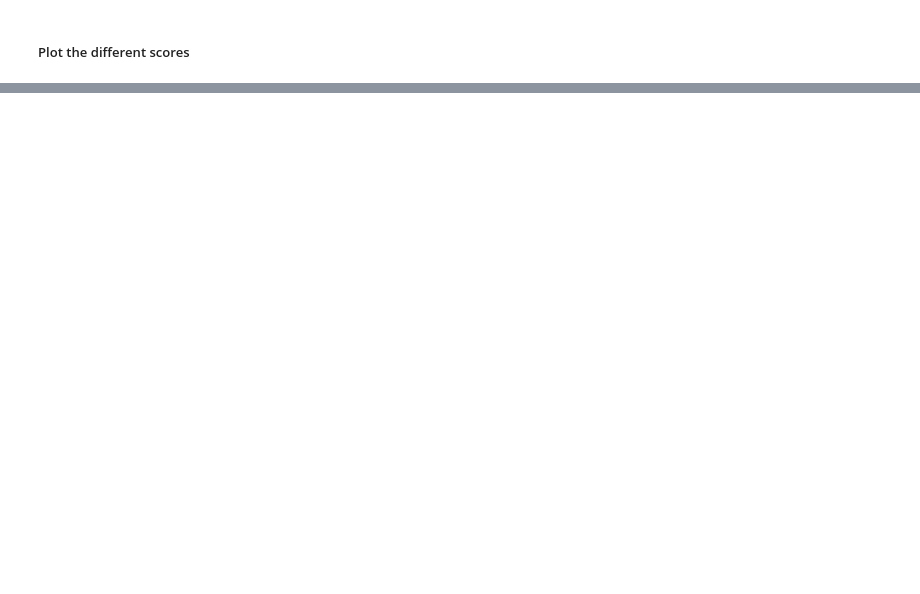
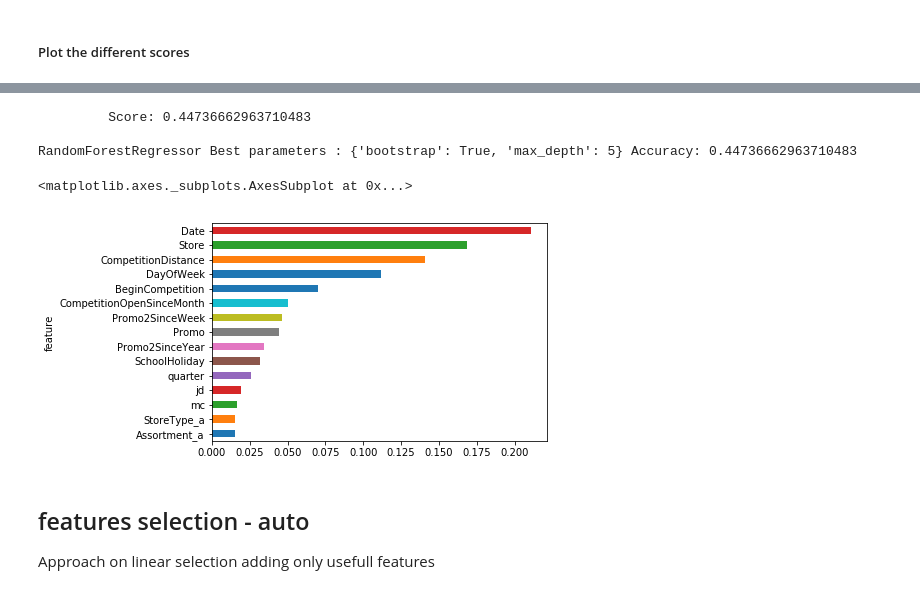
Before and after one commit to aymondebroglie/Rossman_Case, a Jupyter notebook: Baseline.ipynb, the cells around one changed output, grey strips where cells are left out. Cells and saved outputs as stored; diff of their text form; code cells hidden in the pictures; blank space fills up the shorter version.

Commit message:
version avec stats normalization et feature selection automatisee

```diff
--- a/Baseline.ipynb
+++ b/Baseline.ipynb
@@ -1130,0 +1159,29 @@ L'approche naive fait 0.54591 sur Kaggle
+# %%
+# xgboost
+params = {"objective": "reg:linear", # loss => linear regression because we predict sales
+          "eta": 0.3,
+          "max_depth": 8, #we can increase the depth but we might overfit
+          "subsample": 0.7,
+          "colsample_bytree": 0.7
+          }
+# using the log trick: fit on the log and predict the exponential of the result
+dtrain = xgb.DMatrix(X_train, np.log(y_train + 1))
+dvalid = xgb.DMatrix(X_validation, np.log(y_validation + 1))
+watchlist = [(dvalid, 'eval'), (dtrain, 'train')]
+
+model = xgb.train(params, dtrain, 200, evals = watchlist, early_stopping_rounds = 30, feval = rmspe_xg, verbose_eval = 5)
+
+train_probs = model.predict(xgb.DMatrix(X_train))
+validation_probs = model.predict(xgb.DMatrix(X_validation))
+
+print('Error on training set ', rmspe(np.exp(get_prob(train_probs))-1, y_train.values))
+print('Error on validation set ', rmspe(np.exp(get_prob(validation_probs))-1, y_validation.values))
+
+test_probs = model.predict(xgb.DMatrix(X_test))
+indices = test_probs < 0
+test_probs[indices] = 0
+# in case of closed days
+io = open_test==0
+test_probs[io]=0
+submission = pd.DataFrame({"Id": df_test["Id"], "Sales": np.exp(test_probs) - 1})
+submission.to_csv("xgboost.csv", index=False)
@@ -1130,0 +1269,32 @@ L'approche naive fait 0.54591 sur Kaggle
+# %%
+#grid search
+scores_regressors_cv = []
+for name, regressor, tunedParam in names_regressors_tunedParams:
+    clf = GridSearchCV(regressor, tunedParam)
+    clf.fit(X_train, y_train)
+    y_pred = clf.predict(X_validation)
+    score = rmspe(y_pred, y_validation.values)
+
+    print("\t Score:", score, "\n")
+
+    print(name, "Best parameters :", clf.best_params_, "Accuracy:", score)
+    scores_regressors_cv.append(score)
+# %% [output]
+         Score: 0.44736662963710483
+
+RandomForestRegressor Best parameters : {'bootstrap': True, 'max_depth': 5} Accuracy: 0.44736662963710483
+# %%
+import operator
+importance = model.get_score()
+importance = sorted(importance.items(), key=operator.itemgetter(1))
+#Store in dataframe for plotting
+importance = pd.DataFrame(importance,columns = ['feature','score'])
+#Make the score relative
+importance['score'] = importance['score']/importance['score'].sum()
+importance.plot(kind ='barh' , x = 'feature' , y = 'score',legend = False)
+# %% [output]
+<matplotlib.axes._subplots.AxesSubplot at 0x...>
+[figure, added]
+# %% [markdown]
+## features selection - auto
+Approach on linear selection adding only usefull features
```
Also changed, not shown: parts of 146 cells of this notebook, 8 other files.
